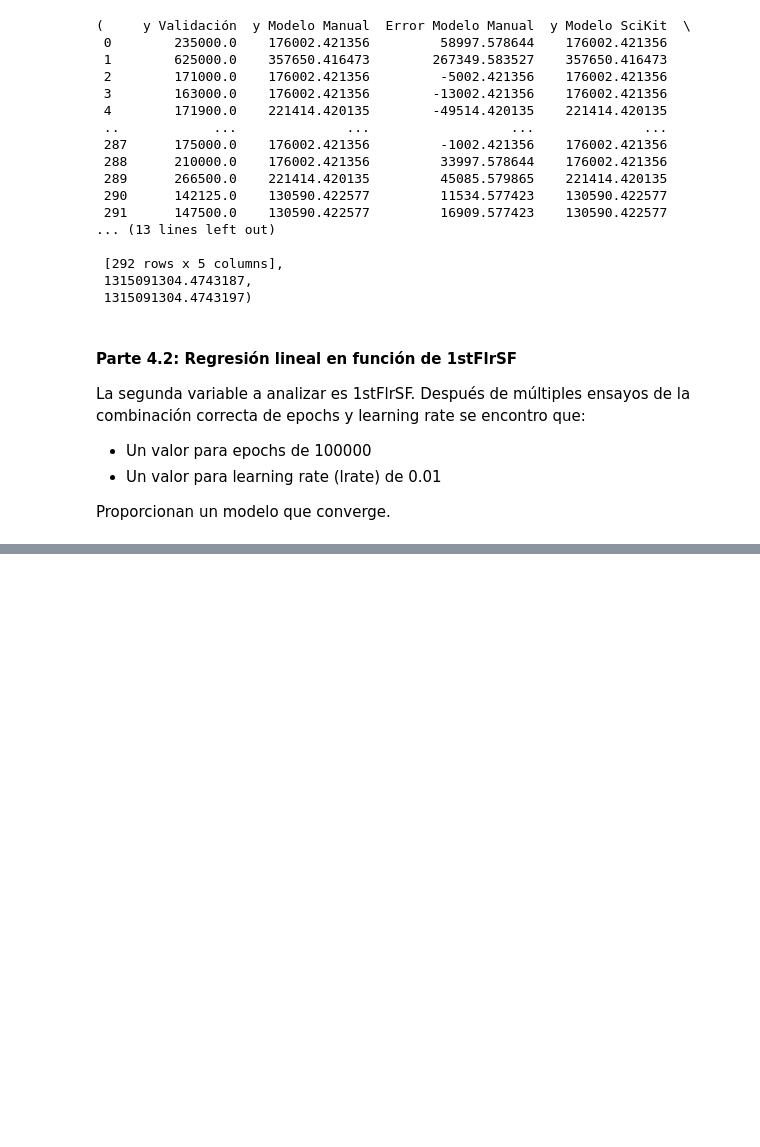
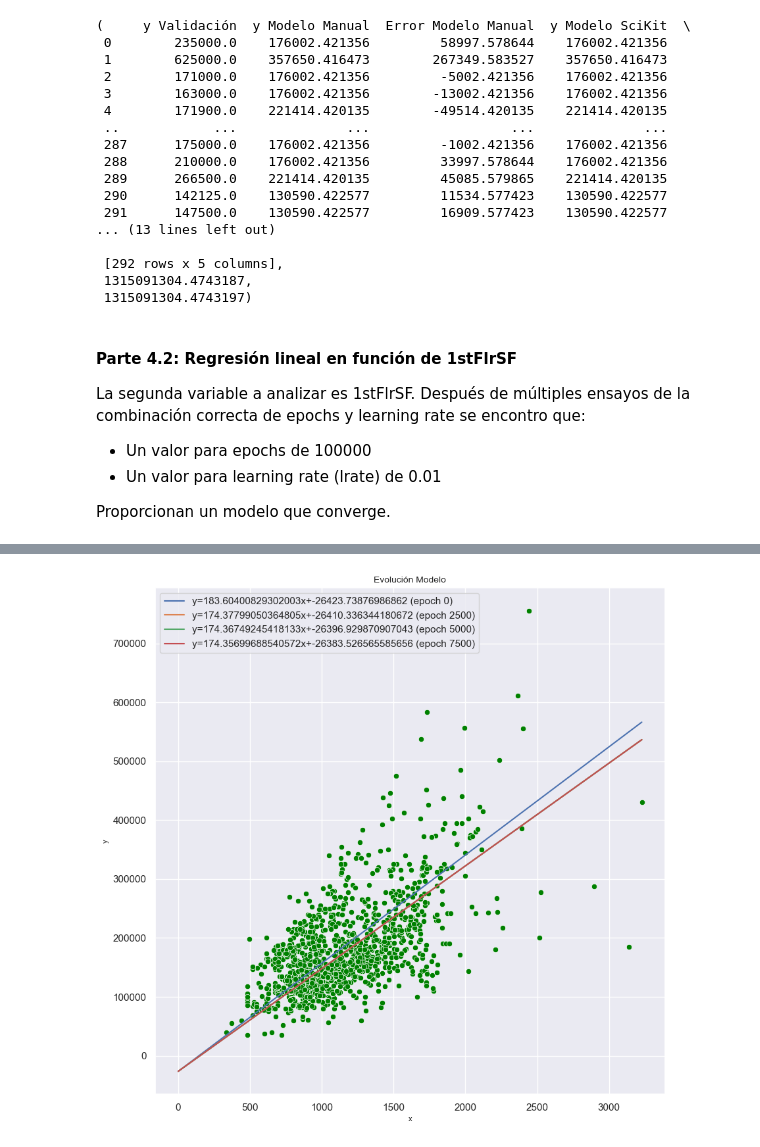
Before and after one commit to sergiocds/cdpython_proyecto1, a Jupyter notebook: proyecto1.ipynb, the cells around one changed output, grey strips where cells are left out. Saved outputs shown, nothing was run; the diff lists cells and outputs as text; code cells hidden in the pictures; blank space fills up the shorter version.

```diff
--- a/proyecto1.ipynb
+++ b/proyecto1.ipynb
@@ -850,0 +903,7 @@ array([2.76248791e+60, 2.16318894e+57])
+# %%
+# La evolución del modelo a lo largo de las iteraciones se puede apreciar gráficamente a
+# través de las gráficas obtenidas con el método .evolucion. El método despliega la gráfica
+# del modelo cada cierto número n de iteraciones, las cuales el usuario define.
+reg2.evolucion(2500)
+# %% [output]
+[figure, added]
```
Also changed, not shown: parts of 16 cells of this notebook.
